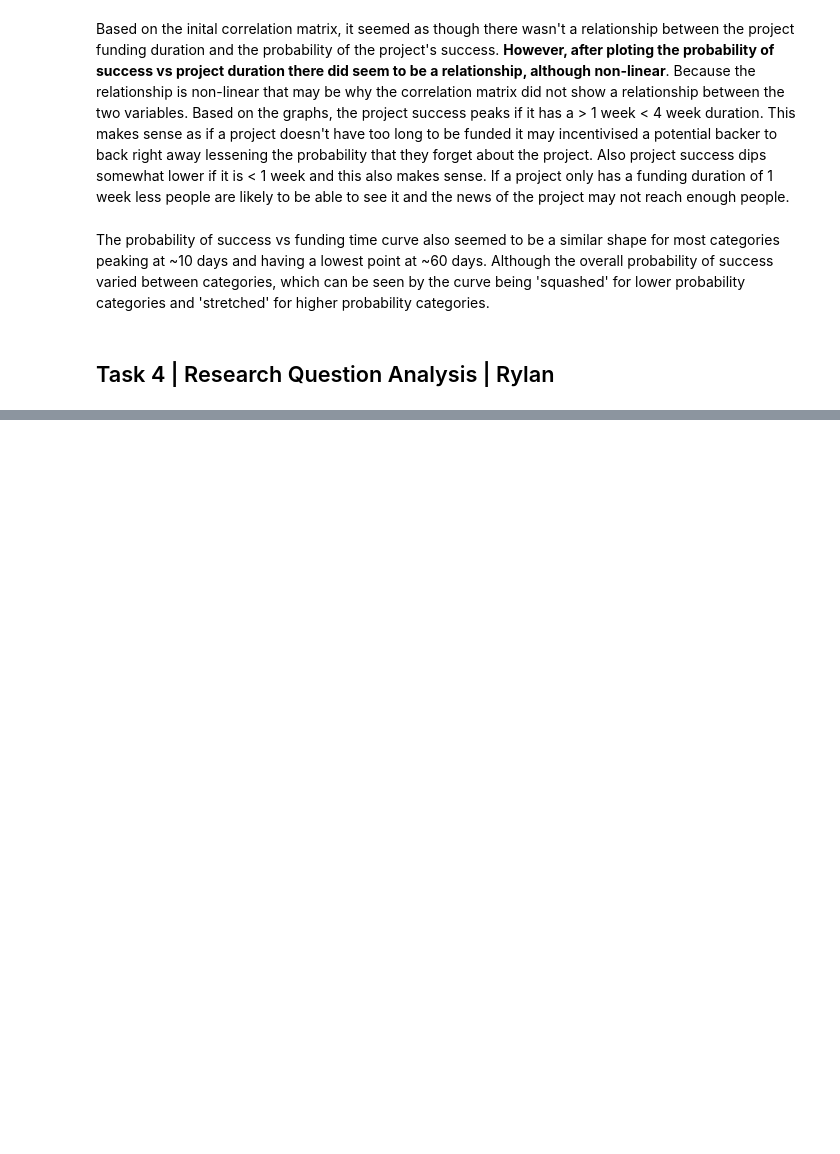
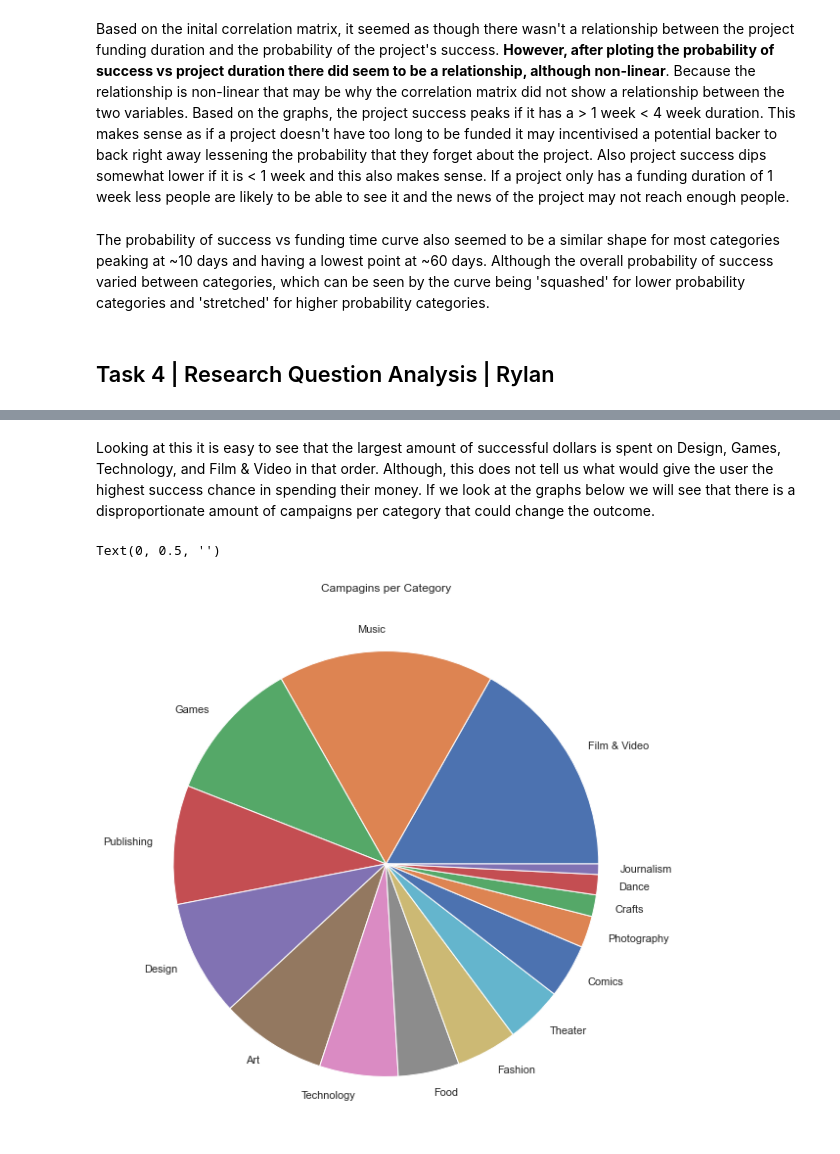
Before and after one commit to data301-2021-summer2/project-group46-project, a Jupyter notebook: analysis/submitted/Final.ipynb, the cells around one changed output, grey strips where cells are left out. Cells and saved outputs as stored; diff of their text form; code cells hidden in the pictures; blank space fills up the shorter version.

```diff
--- a/analysis/submitted/Final.ipynb
+++ b/analysis/submitted/Final.ipynb
@@ -227,0 +327,9 @@ Rylan's research question: Which categories have the most successful dollar spen
+# %% [markdown]
+Looking at this it is easy to see that the largest amount of successful dollars is spent on Design, Games, Technology, and Film & Video in that order. Although, this does not tell us what would give the user the highest success chance in spending their money. If we look at the graphs below we will see that there is a disproportionate amount of campaigns per category that could change the outcome.
+# %%
+dfr['category'].value_counts().plot.pie()
+plt.title('Campagins per Category')
+plt.ylabel('')
+# %% [output]
+Text(0, 0.5, '')
+[figure, added]
```
Also changed, not shown: parts of 28 cells of this notebook.
